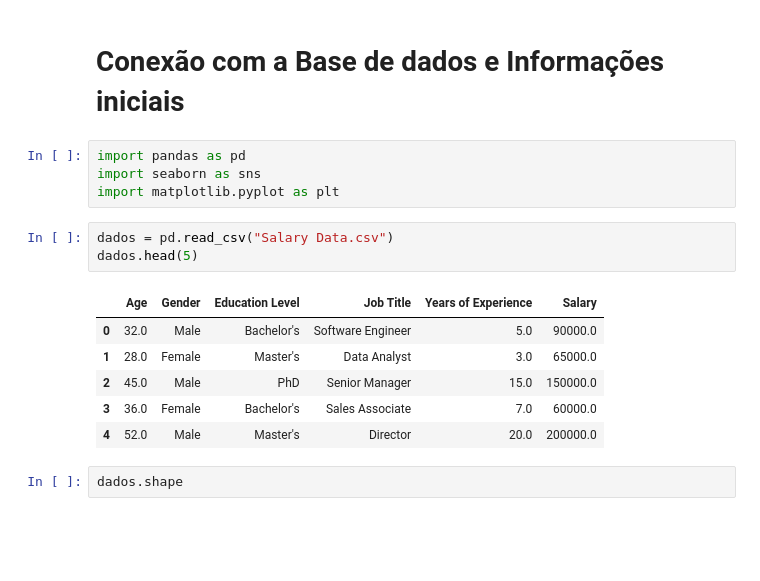
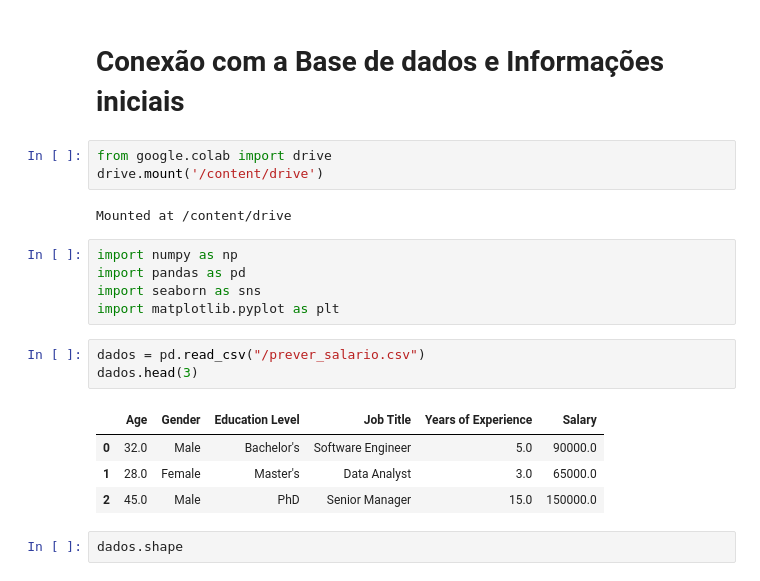
Before and after one commit to PauloQuirinoCD/Projeto_Salary, a Jupyter notebook: Projeto_Aplicação_de_Métodos_de_machine_learning(salary)_Template.ipynb, the cells around one changed output. Drawn from its saved outputs; the diff is of its cells as text; blank space fills up the shorter version.

Commit message:
alteração codigo ML Salary

```diff
--- a/Projeto_Aplicação_de_Métodos_de_machine_learning(salary)_Template.ipynb
+++ b/Projeto_Aplicação_de_Métodos_de_machine_learning(salary)_Template.ipynb
@@ -68,20 +68,24 @@ O SVM também pode ser afetado pela escala dos dados, uma vez que calcula distâ
 Elas tomam decisões com base em regras de divisão nas variáveis independentes, que não são afetadas pela escala dos dados. Portanto, a padronização ou normalização dos dados não é necessária ao utilizar Árvores de Decisão.
 # %% [markdown]
 # Conexão com a Base de dados e Informações iniciais
+# %%
+from google.colab import drive
+drive.mount('/content/drive')
+# %% [output]
+Mounted at /content/drive
 # %%
+import numpy as np
 import pandas as pd
 import seaborn as sns
 import matplotlib.pyplot as plt
 # %%
-dados = pd.read_csv("Salary Data.csv")
-dados.head(5)
+dados = pd.read_csv("/prever_salario.csv")
+dados.head(3)
 # %% [output]
 |  | Age | Gender | Education Level | Job Title | Years of Experience | Salary |
 | 0 | 32.0 | Male | Bachelor's | Software Engineer | 5.0 | 90000.0 |
 | 1 | 28.0 | Female | Master's | Data Analyst | 3.0 | 65000.0 |
 | 2 | 45.0 | Male | PhD | Senior Manager | 15.0 | 150000.0 |
-| 3 | 36.0 | Female | Bachelor's | Sales Associate | 7.0 | 60000.0 |
-| 4 | 52.0 | Male | Master's | Director | 20.0 | 200000.0 |
 # %%
 dados.shape
 # %% [output]
```
Also changed, not shown: parts of 55 cells of this notebook.
